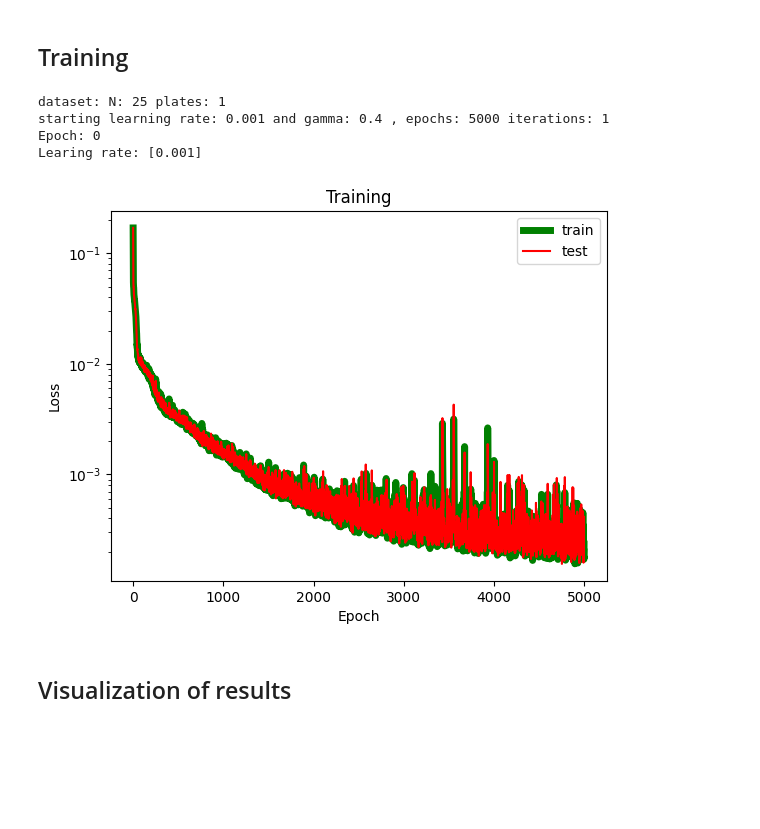
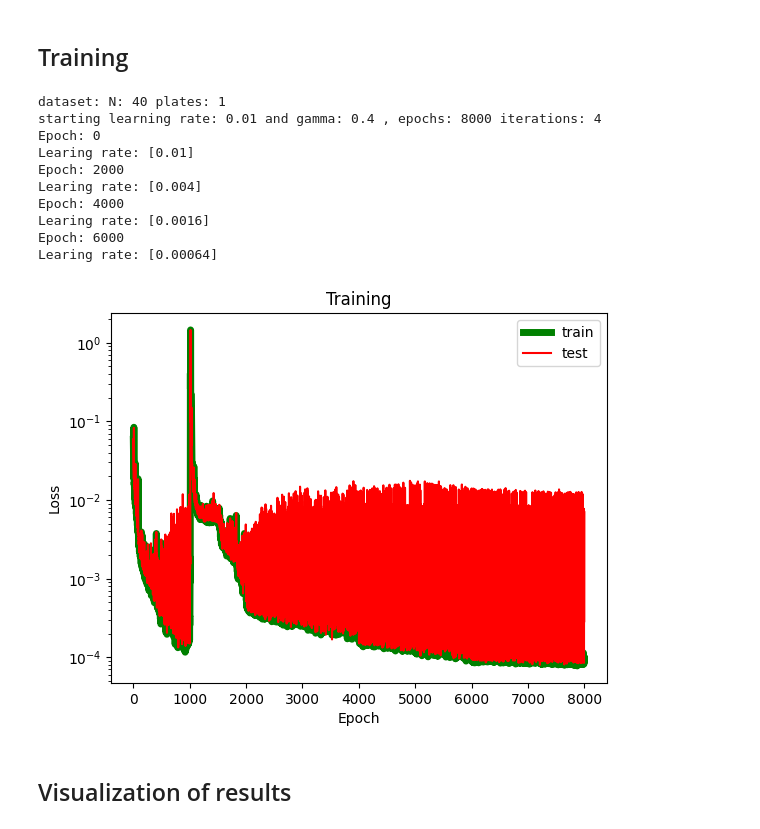
Before and after one commit to sebatomon/PINNs_for_simple_shape_optimization, a Jupyter notebook: elli_torch.ipynb, the cells around one changed output. Drawn from its saved outputs; the diff is of its cells as text; code cells hidden in the pictures; blank space fills up the shorter version.

```diff
--- a/elli_torch.ipynb
+++ b/elli_torch.ipynb
@@ -82,7 +82,7 @@ Max_Ra_x = 0.3
 # Max_Ra_x_test = 0.5 #maximum radius on the x-axis of the ellipse
 
 L = 1 #length of plate #info: muss noch gefixt werden -> momentan bei 1 lassen
-N = 25 #number of collocation Point in x-axis direction
+N = 40 #number of collocation Point in x-axis direction
 P = 1 #number of plates in dataset #11 plates
 NN = ceil(N * (L-Ra_x)/L) #number of collocation Point in both direction
 
@@ -164,12 +164,15 @@ n_hole_points = train_plates_data[5]
 class Net(torch.nn.Module):
     def __init__(self):
         super(Net, self).__init__()
-        hn = 20
+        #normaly 20 and 5 hidden layer
+        hn = 30
         self.hidden_layer1 = torch.nn.Linear(3,hn)
         self.hidden_layer2 = torch.nn.Linear(hn,hn)
         self.hidden_layer3 = torch.nn.Linear(hn,hn)
         self.hidden_layer4 = torch.nn.Linear(hn,hn)
         self.hidden_layer5 = torch.nn.Linear(hn,hn)
+        self.hidden_layer6 = torch.nn.Linear(hn,hn)
+        self.hidden_layer7 = torch.nn.Linear(hn,hn)
         self.output_layer = torch.nn.Linear(hn,2)
 
     def forward(self, inputs):
@@ -178,7 +181,9 @@ class Net(torch.nn.Module):
         layer3_out = torch.tanh(self.hidden_layer3(layer2_out))
         layer4_out = torch.tanh(self.hidden_layer4(layer3_out))
         layer5_out = torch.tanh(self.hidden_layer5(layer4_out))
-        output = self.output_layer(layer5_out)
+        layer6_out = torch.tanh(self.hidden_layer6(layer5_out))
+        layer7_out = torch.tanh(self.hidden_layer7(layer6_out))
+        output = self.output_layer(layer7_out)
         return output
 # %% [markdown]
 ## The physics
@@ -336,10 +341,10 @@ from torch.utils.data import Dataset, DataLoader
 net = Net()
 train_data = []
 test_data = []
-epochs = 5000
-iterations = 1
+epochs = 8000
+iterations = 4
 epochs_per_iter = int(epochs/iterations)
-LeRa = 0.001
+LeRa = 0.01
 gamma = 0.4
 batches = 4
 
@@ -399,37 +404,43 @@ for epoch in range(epochs):
 # print("starting learning rate:", LeRa, "and gamma:", gamma, ", epochs:", epochs, "iterations:", iterations)
 # for epoch in range(epochs):
 #     if epoch % 500 == 0:
 #         print(f"Epoch: {epoch}")
 #     optimizer.zero_grad()
 #     #old code
 #     #loss_train = compute_loss(net, *train_plates_data.values(), rad_x)
 #     #loss_test = compute_loss(net, *test_plates_data.values(), rad_x)
 #     #new code
 #     loss_train = compute_loss(net, *train_plates_data)
 #     loss_test = compute_loss(net, *test_plates_data)
 #     loss_train.backward(retain_graph=True)
 #     optimizer.step()
 #     scheduler.step()
 #     #print(scheduler.get_lr())
 #     with torch.autograd.no_grad():
 #         train_data.append(float(loss_train.data))
 #         test_data.append(float(loss_test.data))
 
 
 plt.plot(train_data, c='g', label='train', linewidth=5.0)
 plt.plot(test_data, c='r', label='test')
 plt.yscale("log")
 plt.title("Training")
 plt.ylabel("Loss")
 plt.xlabel("Epoch")
 plt.legend()
 plt.show()
 # %% [output]
-dataset: N: 25 plates: 1
-starting learning rate: 0.001 and gamma: 0.4 , epochs: 5000 iterations: 1
+dataset: N: 40 plates: 1
+starting learning rate: 0.01 and gamma: 0.4 , epochs: 8000 iterations: 4
 Epoch: 0
-Learing rate: [0.001]
+Learing rate: [0.01]
+Epoch: 2000
+Learing rate: [0.004]
+Epoch: 4000
+Learing rate: [0.0016]
+Epoch: 6000
+Learing rate: [0.00064]
-[figure, old version]
+[figure, new version]
 # %% [markdown]
 ## Visualization of results
 # %%
```
Also changed, not shown: parts of 5 cells of this notebook.
